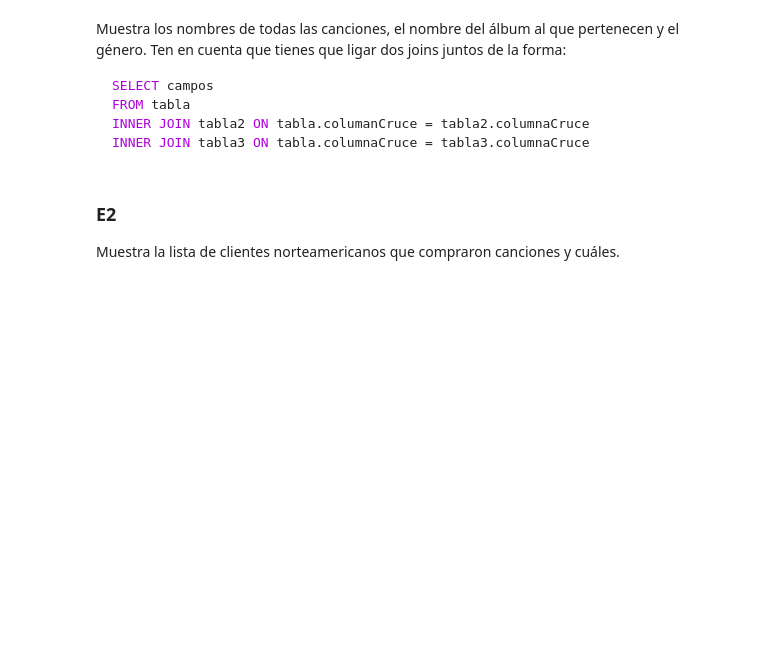
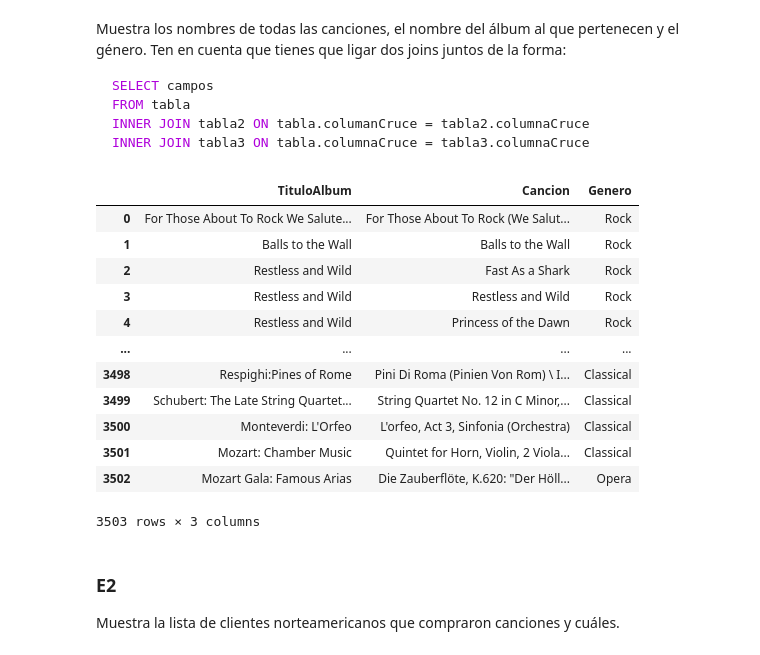
Before and after one commit to willwalker7/DS-Online-willwalker7, a Jupyter notebook: 03_Data_Analysis/Sprint_06/Unidad_01_Procesado_Datos_Internos_BBDD/03_Practica_Obligatoria/18_Practica_Obligatoria_SQL.ipynb, the cells around one changed output. Cells and saved outputs as stored; diff of their text form; code cells hidden in the pictures; blank space fills up the shorter version.

````diff
--- a/03_Data_Analysis/Sprint_06/Unidad_01_Procesado_Datos_Internos_BBDD/03_Practica_Obligatoria/18_Practica_Obligatoria_SQL.ipynb
+++ b/03_Data_Analysis/Sprint_06/Unidad_01_Procesado_Datos_Internos_BBDD/03_Practica_Obligatoria/18_Practica_Obligatoria_SQL.ipynb
@@ -492,6 +491,31 @@ FROM tabla
 INNER JOIN tabla2 ON tabla.columanCruce = tabla2.columnaCruce
 INNER JOIN tabla3 ON tabla.columnaCruce = tabla3.columnaCruce
  ```
+# %%
+query = '''
+SELECT a.title AS TituloAlbum, b.name AS Cancion, c.name AS Genero
+FROM albums AS a
+INNER JOIN tracks AS b
+ON a.albumid = b.albumid
+INNER JOIN genres AS c
+ON b.genreid = c.genreid
+'''
+
+sql_query(query)
+# %% [output]
+|  | TituloAlbum | Cancion | Genero |
+| 0 | For Those About To Rock We Salute... | For Those About To Rock (We Salut... | Rock |
+| 1 | Balls to the Wall | Balls to the Wall | Rock |
+| 2 | Restless and Wild | Fast As a Shark | Rock |
+| 3 | Restless and Wild | Restless and Wild | Rock |
+| 4 | Restless and Wild | Princess of the Dawn | Rock |
+| ... | ... | ... | ... |
+| 3498 | Respighi:Pines of Rome | Pini Di Roma (Pinien Von Rom) \ I... | Classical |
+| 3499 | Schubert: The Late String Quartet... | String Quartet No. 12 in C Minor,... | Classical |
+| 3500 | Monteverdi: L'Orfeo | L'orfeo, Act 3, Sinfonia (Orchestra) | Classical |
+| 3501 | Mozart: Chamber Music | Quintet for Horn, Violin, 2 Viola... | Classical |
+| 3502 | Mozart Gala: Famous Arias | Die Zauberflöte, K.620: "Der Höll... | Opera |
+3503 rows × 3 columns
 # %% [markdown]
 ### E2
 
````
Also changed, not shown: parts of 2 cells of this notebook.
